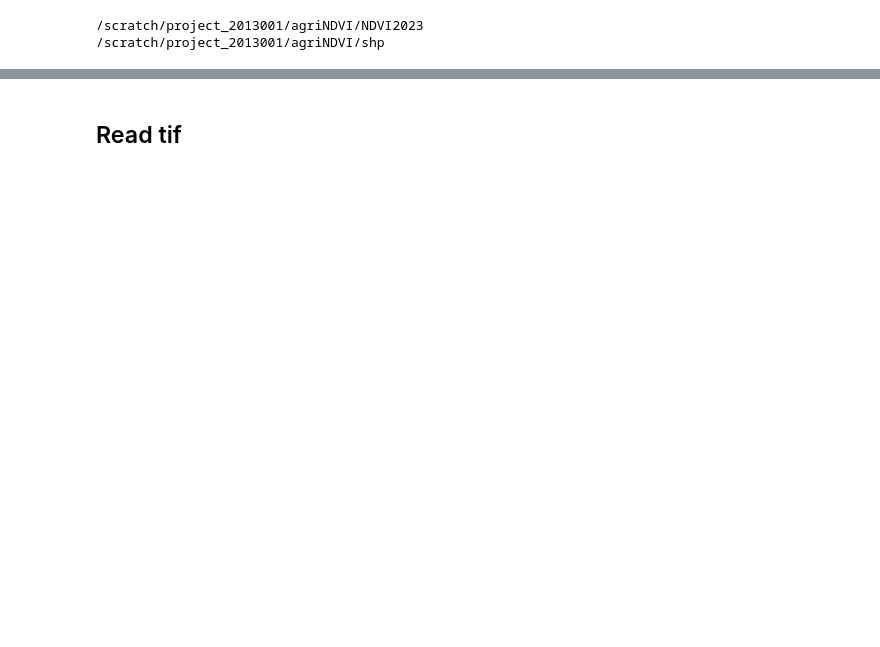
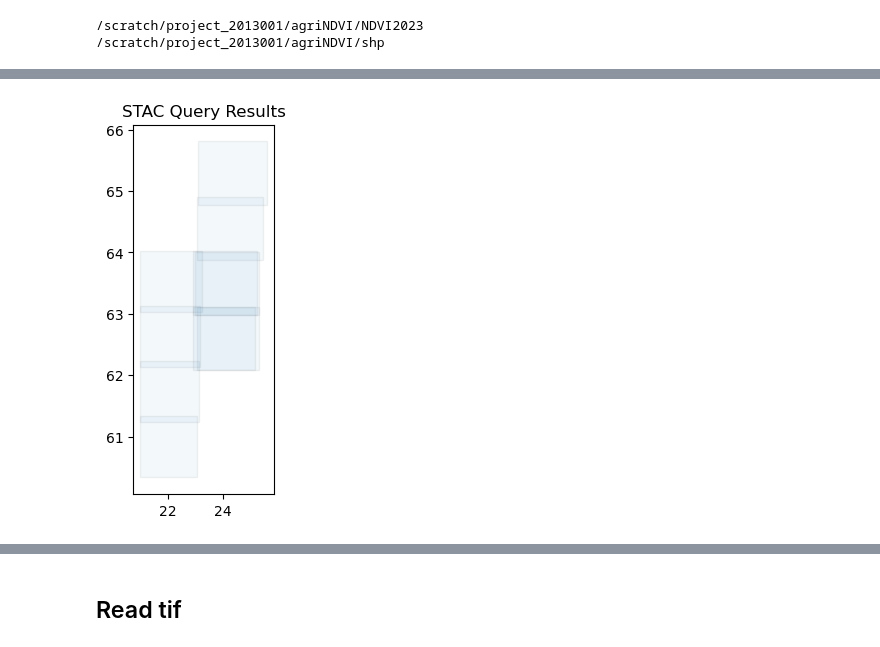
Before and after one commit to myliheik/agriNDVI, a Jupyter notebook: notebooks/testing-dailyNDVI-STAC.ipynb, the cells around one changed output, grey strips where cells are left out. Saved outputs shown, nothing was run; the diff lists cells and outputs as text; code cells hidden in the pictures; blank space fills up the shorter version.

```diff
--- a/notebooks/testing-dailyNDVI-STAC.ipynb
+++ b/notebooks/testing-dailyNDVI-STAC.ipynb
@@ -140,0 +141,8 @@ Wall time: 6min 45s
+# %%
+fig = gdf.plot(
+    edgecolor="black",
+    alpha=0.05,
+)
+_ = fig.set_title("STAC Query Results")
+# %% [output]
+[figure, added]
```
Also changed, not shown: parts of 9 cells of this notebook.
